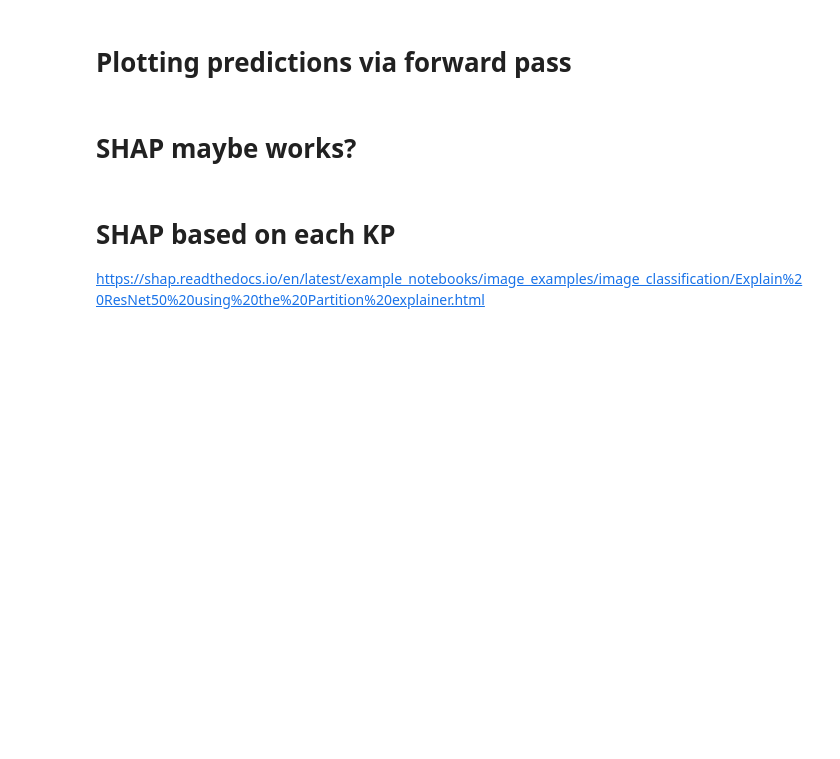
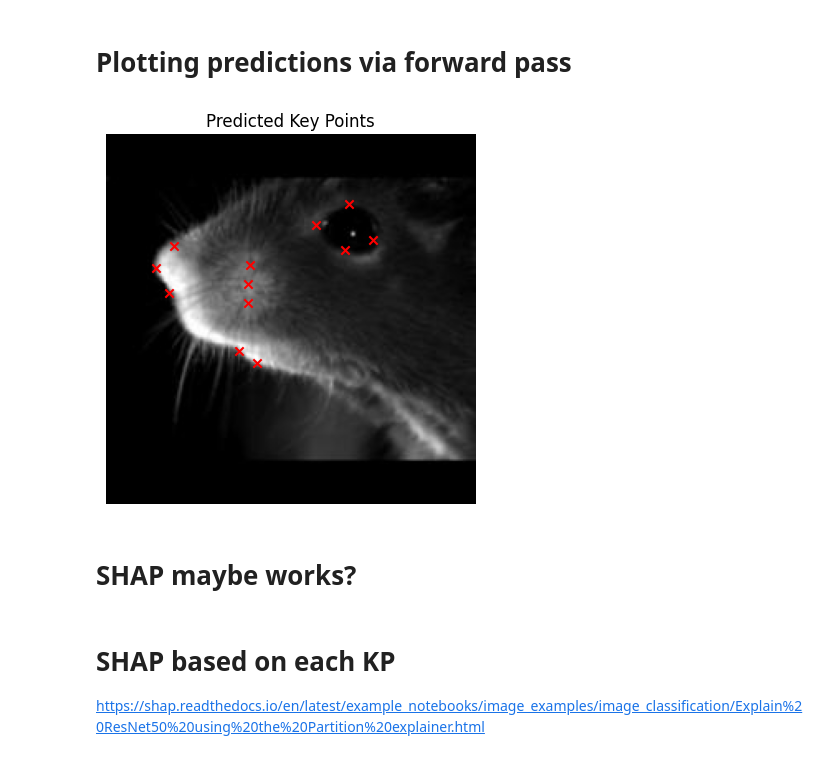
Before and after one commit to AnnaStuckert/ViT_facemap, a Jupyter notebook: ResNet50/Execution_notebook.ipynb, the cells around one changed output. Cells and saved outputs as stored; diff of their text form; code cells hidden in the pictures; blank space fills up the shorter version.

```diff
--- a/ResNet50/Execution_notebook.ipynb
+++ b/ResNet50/Execution_notebook.ipynb
@@ -86,8 +86,8 @@ test_image_paths, test_key_points = load_dataset(test_folder)
 
 # Transformations
 transform = transforms.Compose([
-    transforms.Resize(256),
-    transforms.CenterCrop(224),
+    #transforms.Resize(256),
+    #transforms.CenterCrop(224),
     transforms.ToTensor(),
     transforms.Normalize(mean=[0.485, 0.456, 0.406], std=[0.229, 0.224, 0.225]),
 ])
@@ -195,15 +289,15 @@ import matplotlib.pyplot as plt
 
 # Load the trained model
 model = KeyPointModel()
-model.load_state_dict(torch.load('keypoint_model.pth'))
+model.load_state_dict(torch.load('R50_model.pth'))
 model.eval()  # Set to evaluation mode
 
 # Function to preprocess an image
 def preprocess_image(image_path):
     image = Image.open(image_path)
     transform = transforms.Compose([
-        transforms.Resize(256),
-        transforms.CenterCrop(224),
+        #transforms.Resize(256),
+        #transforms.CenterCrop(224),
         transforms.ToTensor(),
         transforms.Normalize(mean=[0.485, 0.456, 0.406], std=[0.229, 0.224, 0.225]),
     ])
@@ -223,33 +317,35 @@ def visualize_predictions(image_path, keypoints):
     plt.title('Predicted Key Points')
     plt.axis('off')
     plt.show()
 
 # Path to the image you want to predict key points for
 # Base path for your project
 base_path = os.path.expanduser('~/Documents/GitHub/ViT_facemap/ViT-pytorch/projects/Facemap/data')
 
 # Directory containing the images
 image_folder = os.path.join(base_path, 'test', 'augmented_data')
 
 # Get the first image in the folder
 image_files = [f for f in os.listdir(image_folder) if f.endswith('.jpg') or f.endswith('.png')]
 if not image_files:
     raise ValueError("No images found in the specified folder.")
 image_path = os.path.join(image_folder, image_files[0])
 
 
 # Preprocess the image
 input_image = preprocess_image(image_path)
 
 # Perform a forward pass to get predictions
 with torch.no_grad():
     predicted_keypoints = model(input_image)
 
 # Convert predictions to numpy array and detach from the graph
 predicted_keypoints = predicted_keypoints.squeeze().numpy()
 
 # Visualize the predicted key points
 visualize_predictions(image_path, predicted_keypoints)
+# %% [output]
+[figure, added]
 # %% [markdown]
 # SHAP maybe works?
 # %%
```
Also changed, not shown: parts of 3 cells of this notebook.
